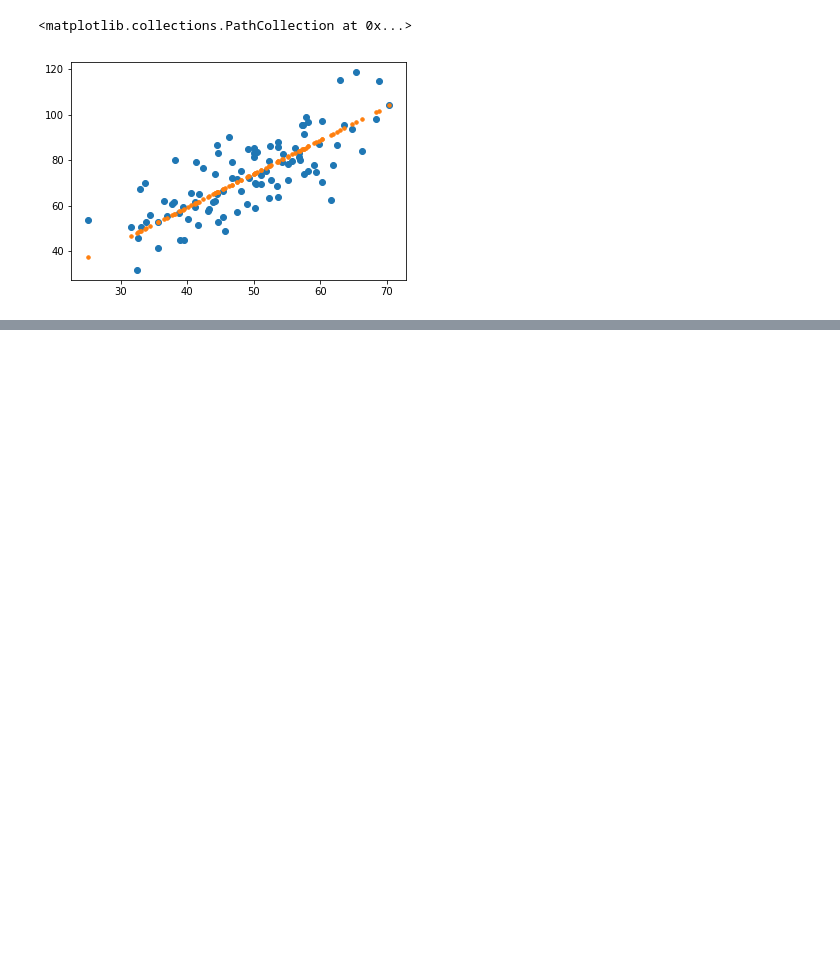
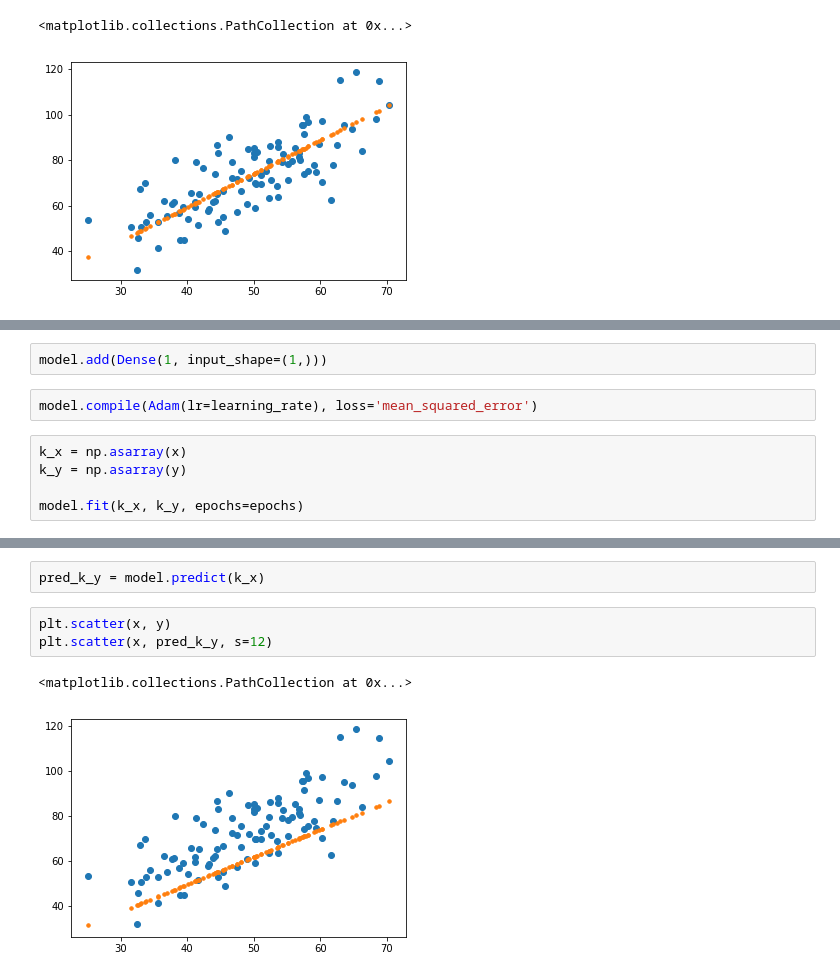
Before and after one commit to deep-diver/Linear-Regression, a Jupyter notebook: Linear_Regression.ipynb, the cells around one changed output, grey strips where cells are left out. Cells and saved outputs as stored; diff of their text form; blank space fills up the shorter version.

```diff
--- a/Linear_Regression.ipynb
+++ b/Linear_Regression.ipynb
@@ -105,0 +112,9 @@ plt.scatter(x, pred_y, s=12)
+# %%
+model.add(Dense(1, input_shape=(1,)))
+# %%
+model.compile(Adam(lr=learning_rate), loss='mean_squared_error')
+# %%
+k_x = np.asarray(x)
+k_y = np.asarray(y)
+
+model.fit(k_x, k_y, epochs=epochs)
@@ -105,0 +140,8 @@ plt.scatter(x, pred_y, s=12)
+# %%
+pred_k_y = model.predict(k_x)
+# %%
+plt.scatter(x, y)
+plt.scatter(x, pred_k_y, s=12)
+# %% [output]
+<matplotlib.collections.PathCollection at 0x...>
+[figure, added]
```
Also changed, not shown: parts of 3 cells of this notebook.
